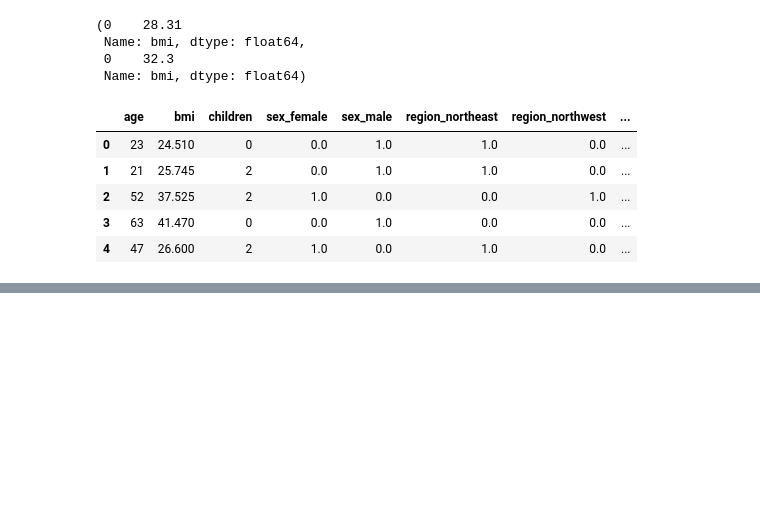
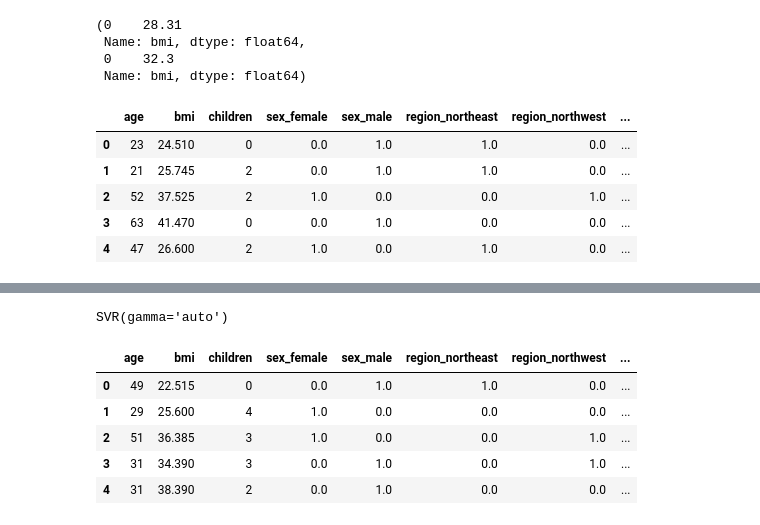
Before and after one commit to Rubeennn/ml-tabular-project, a Jupyter notebook: notebooks/exploration.ipynb, the cells around one changed output, grey strips where cells are left out. Drawn from its saved outputs; the diff is of its cells as text; code cells hidden in the pictures; blank space fills up the shorter version.

Commit message:
add test data preprocessing and SVR baseline evaluation.

```diff
--- a/notebooks/exploration.ipynb
+++ b/notebooks/exploration.ipynb
@@ -381,0 +408,11 @@ plt.show()
+# %%
+from sklearn.svm import SVR
+
+model = SVR(kernel='rbf', C=1.0, gamma='auto')
+
+model.fit(X_train, y_train)
+# %% [output]
+SVR(gamma='auto')
+# %%
+X_test = X_test.reset_index(drop=True)
+y_test = y_test.reset_index(drop=True)
@@ -381,0 +421,17 @@ plt.show()
+# %%
+enc = OneHotEncoder()
+
+X_test_cat_encoded = enc.fit_transform(X_test[['sex', 'region', 'smoker']])
+X_test_cat_encoded = pd.DataFrame(X_test_cat_encoded.toarray(), columns=enc.get_feature_names_out(['sex', 'region', 'smoker']))
+# %%
+X_test = pd.concat([X_test, X_test_cat_encoded], axis=1)
+# %%
+X_test.drop(['sex', 'region', 'smoker'], axis=1, inplace=True)
+X_test.head()
+# %% [output]
+|  | age | bmi | children | sex_female | sex_male | region_northeast | region_northwest | ... |
+| 0 | 49 | 22.515 | 0 | 0.0 | 1.0 | 1.0 | 0.0 | ... |
+| 1 | 29 | 25.600 | 4 | 1.0 | 0.0 | 0.0 | 0.0 | ... |
+| 2 | 51 | 36.385 | 3 | 1.0 | 0.0 | 0.0 | 1.0 | ... |
+| 3 | 31 | 34.390 | 3 | 0.0 | 1.0 | 0.0 | 1.0 | ... |
+| 4 | 31 | 38.390 | 2 | 0.0 | 1.0 | 0.0 | 0.0 | ... |
```
Also changed, not shown: parts of 20 cells of this notebook.
